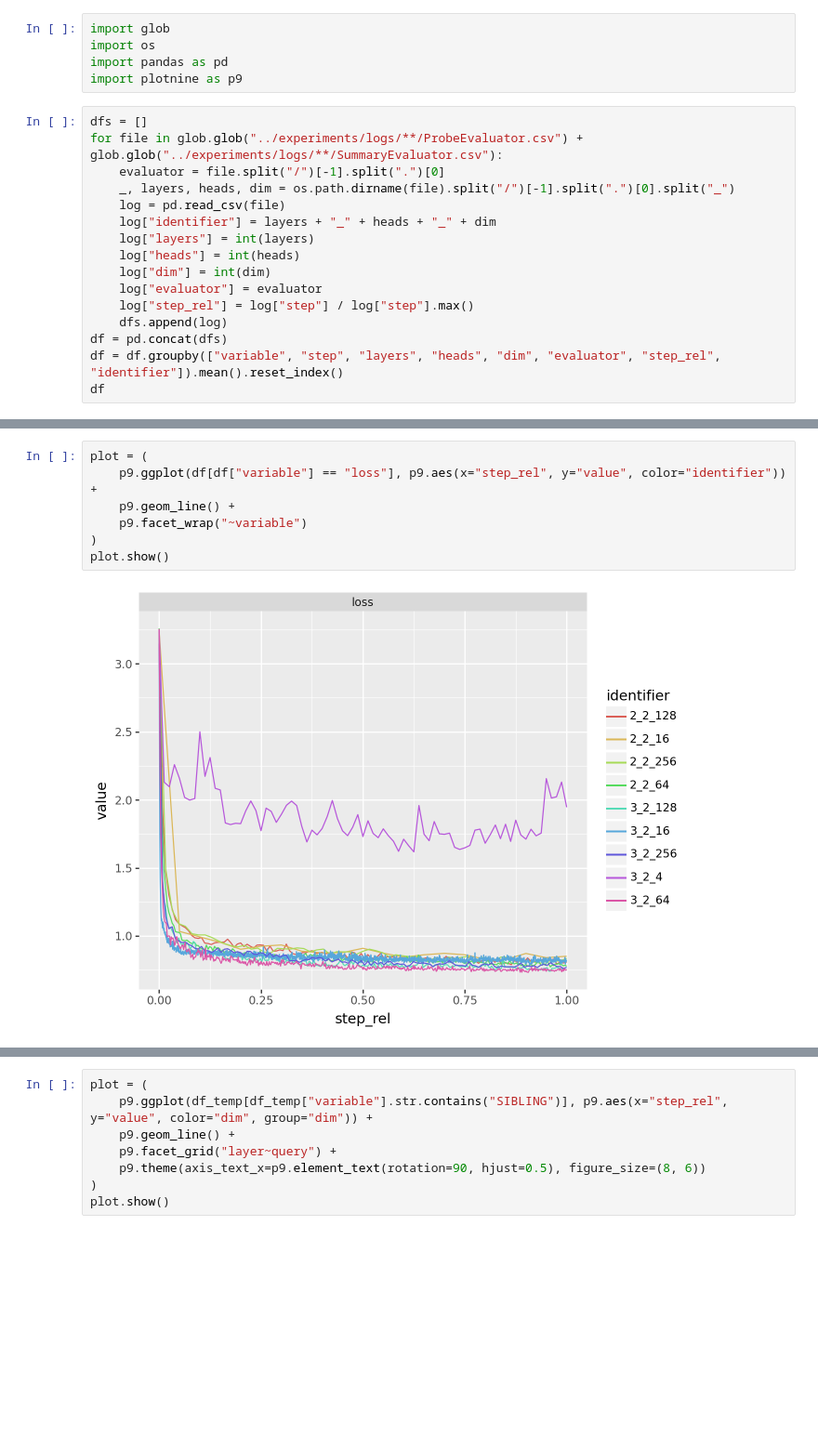
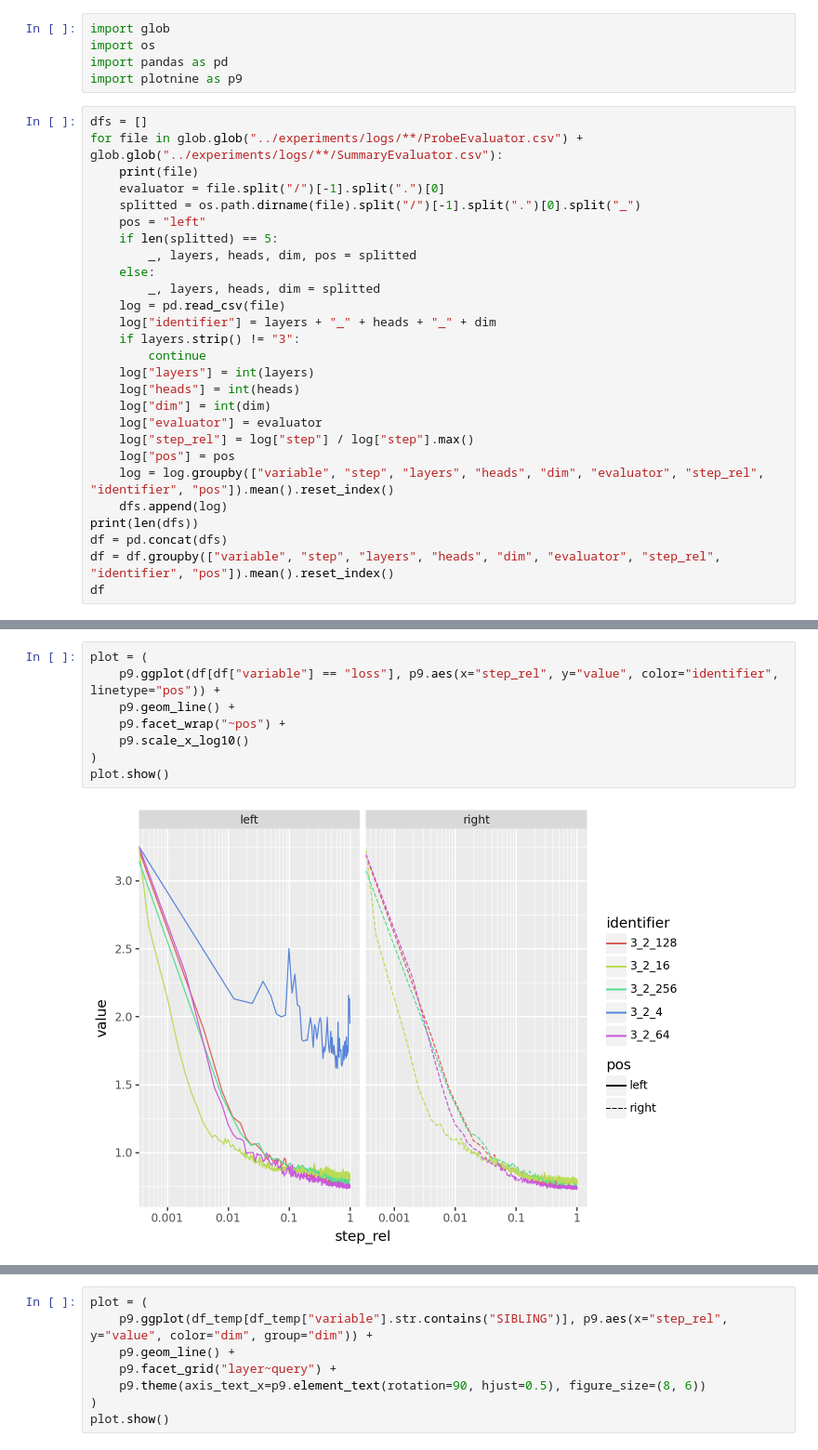
Before and after one commit to aryamanarora/tinylang, a Jupyter notebook: notebooks/Width.ipynb, the cells around one changed output, grey strips where cells are left out. Shown at 93% size. Saved outputs shown, nothing was run; the diff lists cells and outputs as text; blank space fills up the shorter version.

```diff
--- a/notebooks/Width.ipynb
+++ b/notebooks/Width.ipynb
@@ -12,17 +14,28 @@ import plotnine as p9
 # %%
 dfs = []
 for file in glob.glob("../experiments/logs/**/ProbeEvaluator.csv") + glob.glob("../experiments/logs/**/SummaryEvaluator.csv"):
+    print(file)
     evaluator = file.split("/")[-1].split(".")[0]
-    _, layers, heads, dim = os.path.dirname(file).split("/")[-1].split(".")[0].split("_")
+    splitted = os.path.dirname(file).split("/")[-1].split(".")[0].split("_")
+    pos = "left"
+    if len(splitted) == 5:
+        _, layers, heads, dim, pos = splitted
+    else:
+        _, layers, heads, dim = splitted
     log = pd.read_csv(file)
     log["identifier"] = layers + "_" + heads + "_" + dim
+    if layers.strip() != "3":
+        continue
     log["layers"] = int(layers)
     log["heads"] = int(heads)
     log["dim"] = int(dim)
     log["evaluator"] = evaluator
     log["step_rel"] = log["step"] / log["step"].max()
+    log["pos"] = pos
+    log = log.groupby(["variable", "step", "layers", "heads", "dim", "evaluator", "step_rel", "identifier", "pos"]).mean().reset_index()
     dfs.append(log)
+print(len(dfs))
 df = pd.concat(dfs)
-df = df.groupby(["variable", "step", "layers", "heads", "dim", "evaluator", "step_rel", "identifier"]).mean().reset_index()
+df = df.groupby(["variable", "step", "layers", "heads", "dim", "evaluator", "step_rel", "identifier", "pos"]).mean().reset_index()
 df
 # %% [output]
@@ -52,12 +82,13 @@ plot.show()
 # %%
 plot = (
-    p9.ggplot(df[df["variable"] == "loss"], p9.aes(x="step_rel", y="value", color="identifier")) +
+    p9.ggplot(df[df["variable"] == "loss"], p9.aes(x="step_rel", y="value", color="identifier", linetype="pos")) +
     p9.geom_line() +
-    p9.facet_wrap("~variable")
+    p9.facet_wrap("~pos") +
+    p9.scale_x_log10()
 )
 plot.show()
 # %% [output]
-[figure, old version]
+[figure, new version]
 # %%
 df_temp = df.copy()
 df_temp = df_temp[df_temp["evaluator"] == "ProbeEvaluator"]
```
Also changed, not shown: parts of 4 cells of this notebook, 7 other files.
